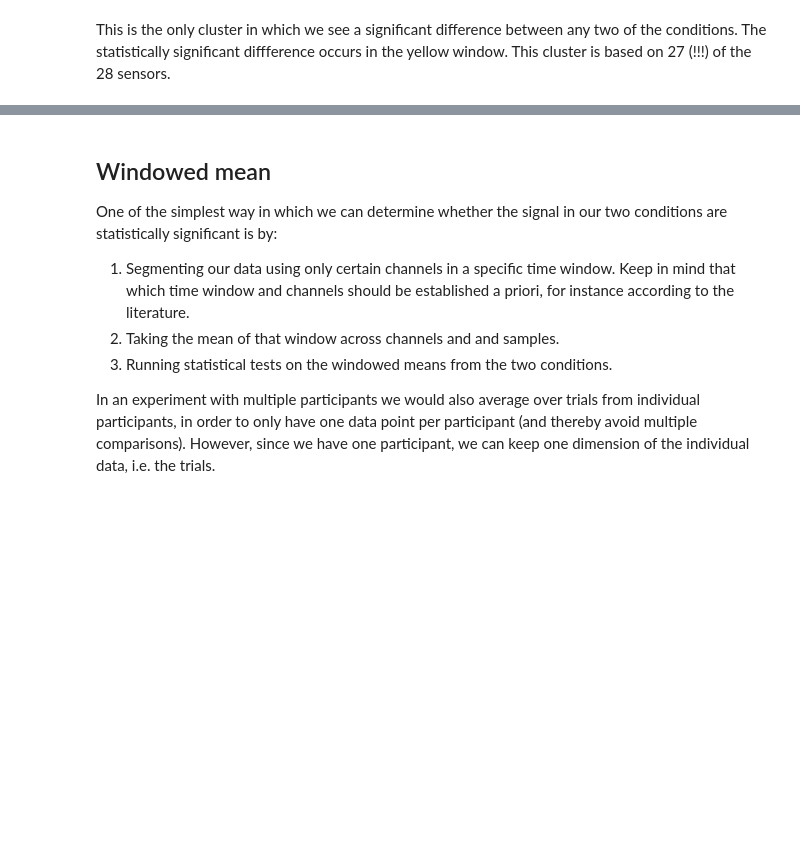
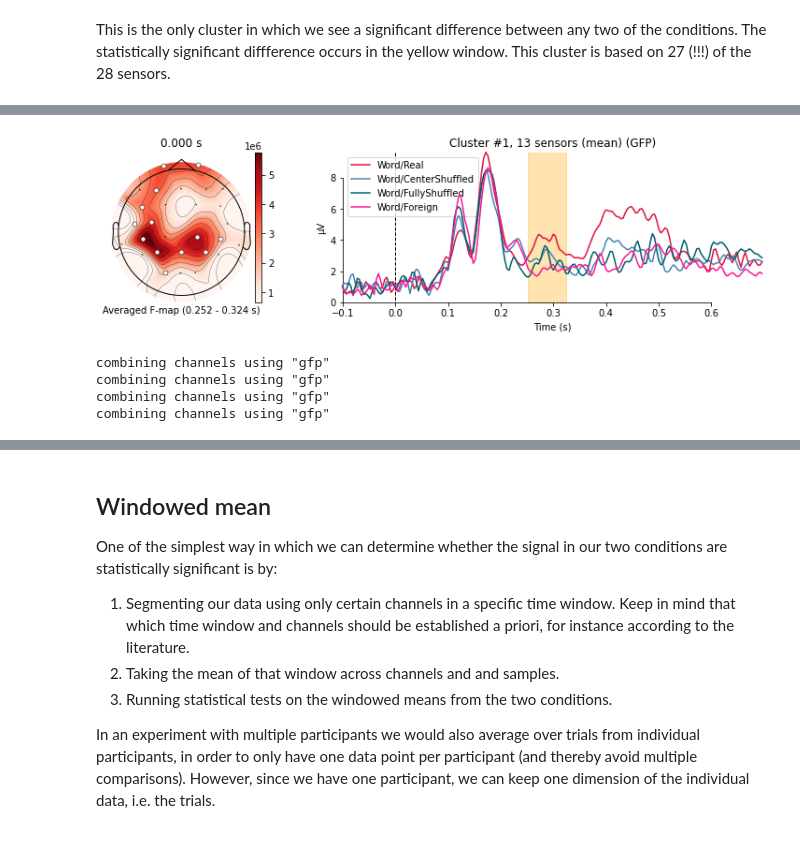
Before and after one commit to MinaAlmasi/neuroMDMA, a Jupyter notebook: EEG_OWN/EEG_OWN_STATS.ipynb, the cells around one changed output, grey strips where cells are left out. Saved outputs shown, nothing was run; the diff lists cells and outputs as text; code cells hidden in the pictures; blank space fills up the shorter version.

```diff
--- a/EEG_OWN/EEG_OWN_STATS.ipynb
+++ b/EEG_OWN/EEG_OWN_STATS.ipynb
@@ -184,0 +189,75 @@ This is the only cluster in which we see a significant difference between any tw
+# %%
+# set family-wise p-value
+p_accept = 0.05
+
+# running the permutation test with 2000 permutations and a random seed of 4
+cluster_stats = mne.stats.spatio_temporal_cluster_test(X, n_permutations=1000, tail=0,
+                                             n_jobs=-1, buffer_size=None, adjacency=adjacency, seed=4, threshold = 4)
+
+# selecting clusters with significant p-values
+T_obs, clusters, p_values, _ = cluster_stats
+good_cluster_inds = np.where(p_values < p_accept)[0]
+
+from mpl_toolkits.axes_grid1 import make_axes_locatable
+
+# configuration of variables for visualisation
+colors = {"Word/Real": "crimson", "Word/CenterShuffled": 'steelblue', "Word/FullyShuffled": "#005f6a", "Word/Foreign": "#FF1493"}
+
+# organising data for plotting
+evokeds = {cond: word_epochs[cond].average() for cond in ["Word/Real", "Word/CenterShuffled", "Word/FullyShuffled", "Word/Foreign"]}
+
+# looping over clusters
+for i_clu, clu_idx in enumerate(good_cluster_inds):
+    # unpacking cluster information
+    time_inds, space_inds = np.squeeze(clusters[clu_idx])
+    ch_inds = np.unique(space_inds)
+    time_inds = np.unique(time_inds)
+
+    # topography for F stat
+    f_map = T_obs[time_inds, ...].mean(axis=0)
+
+    # getting signals at the sensors contributing to the cluster
+    sig_times = word_epochs.times[time_inds]
+
+    # creating spatial mask
+    mask = np.zeros((f_map.shape[0], 1), dtype=bool)
+    mask[ch_inds, :] = True
+
+    # initialising the figure
+    fig, ax_topo = plt.subplots(1, 1, figsize=(10, 3))
+
+    # plotting average test statistic and mark significant sensors
+    f_evoked = mne.EvokedArray(f_map[:, np.newaxis], word_epochs.info, tmin=0)
+    f_evoked.plot_topomap(times=0, mask=mask, axes=ax_topo, cmap='Reds',
+                          vmin=np.min, vmax=np.max, show=False,
+                          colorbar=False, mask_params=dict(markersize=10))
+    image = ax_topo.images[0]
+
+    # creating additional axes (for ERF and colorbar)
+    divider = make_axes_locatable(ax_topo)
+
+    # adding axes for colourbar
+    ax_colorbar = divider.append_axes('right', size='5%', pad=0.05)
+    plt.colorbar(image, cax=ax_colorbar)
+    ax_topo.set_xlabel(
+        'Averaged F-map ({:0.3f} - {:0.3f} s)'.format(*sig_times[[0, -1]]))
+
+    # adding new axis for time courses and plot time courses
+    ax_signals = divider.append_axes('right', size='300%', pad=1.2)
+    title = 'Cluster #{0}, {1} sensor'.format(i_clu + 1, len(ch_inds))
+    if len(ch_inds) > 1:
+        title += "s (mean)"
+    mne.viz.plot_compare_evokeds(evokeds, title=title, picks=ch_inds, axes=ax_signals,
+                         colors=colors, show=False,
+                         split_legend=True, truncate_yaxis='auto')
+
+    # plotting temporal cluster extent
+    ymin, ymax = ax_signals.get_ylim()
+    ax_signals.fill_betweenx((ymin, ymax), sig_times[0], sig_times[-1],
+                             color='orange', alpha=0.3)
+
+    # clean-up
+    mne.viz.tight_layout(fig=fig)
+    fig.subplots_adjust(bottom=.05)
+    plt.show()
+# %% [output]
@@ -184,0 +274,5 @@ This is the only cluster in which we see a significant difference between any tw
+[figure, added]
+combining channels using "gfp"
+combining channels using "gfp"
+combining channels using "gfp"
+combining channels using "gfp"
```
Also changed, not shown: parts of 10 cells of this notebook, 1 other file.
